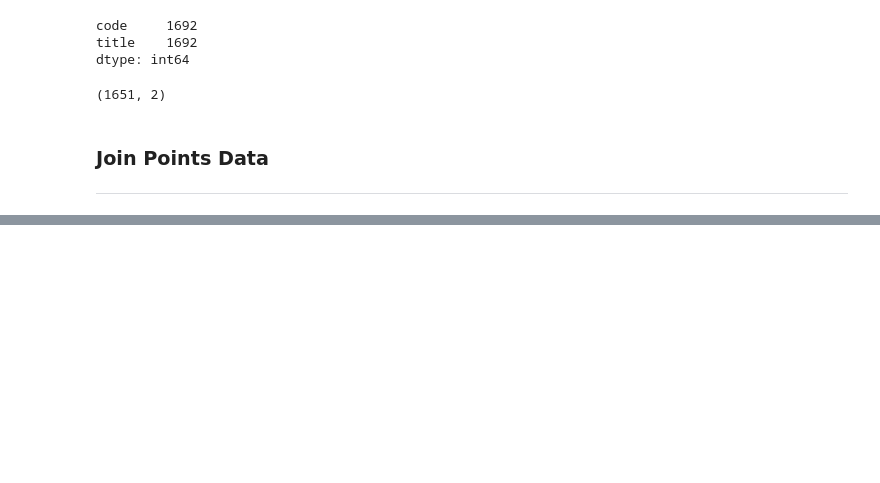
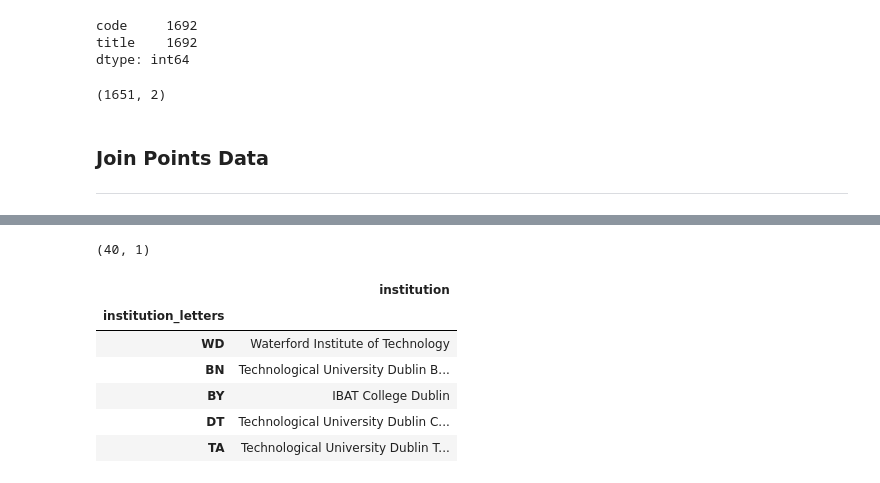
Before and after one commit to CiaranMoran27/Fundamentals-of-Data-Analysis, a Jupyter notebook: cao.ipynb, the cells around one changed output, grey strips where cells are left out. Drawn from its saved outputs; the diff is of its cells as text; code cells hidden in the pictures; blank space fills up the shorter version.

```diff
--- a/cao.ipynb
+++ b/cao.ipynb
@@ -269,0 +298,25 @@ all_courses.head(5)
+# %%
+# make temp df to allow concat of missing institutions (this was manually checked on 01 Dec 2021)
+# declare new row dict
+new_rows = {'institution_letters': ['BN', 'BY', 'DT', 'TA'],
+            'institution': ['Technological University Dublin Blanchardstown Campus',
+                            'IBAT College Dublin ',
+                            'Technological University Dublin City Campus',
+                            'Technological University Dublin Tallaght Campus']}
+# convert dict to df
+temp_df = pd.DataFrame.from_dict(new_rows).set_index('institution_letters')
+
+# concat  temp df to institution df
+institution_df = pd.concat([institution_df, temp_df])
+
+print(institution_df.shape)
+institution_df.tail(5)
+# %% [output]
+(40, 1)
+|  | institution |
+| institution_letters |  |
+| WD | Waterford Institute of Technology |
+| BN | Technological University Dublin B... |
+| BY | IBAT College Dublin |
+| DT | Technological University Dublin C... |
+| TA | Technological University Dublin T... |
```
Also changed, not shown: parts of 3 cells of this notebook.
